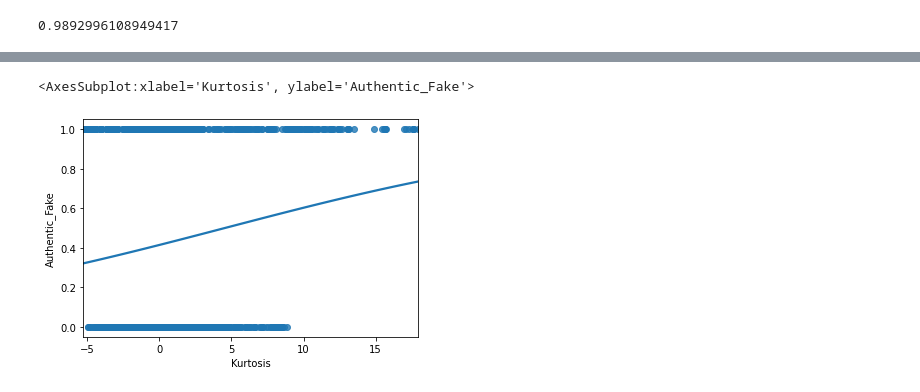
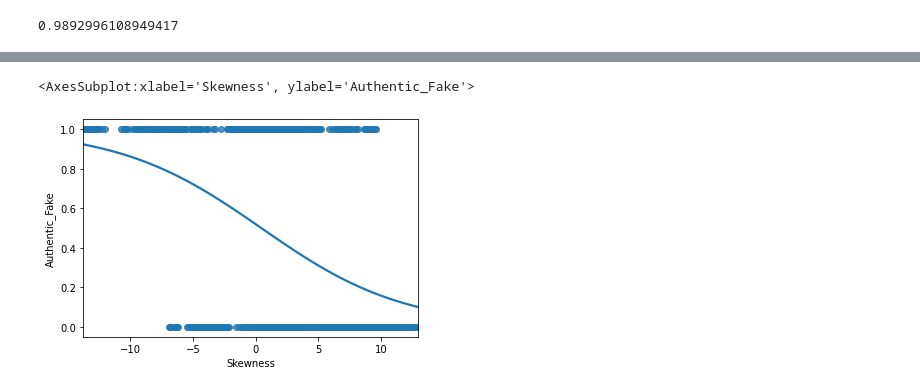
Before and after one commit to daniellejenkins17/Banknote_Classification_Real_Or_Fake, a Jupyter notebook: Banknote Day 1.ipynb, the cells around one changed output, grey strips where cells are left out. Drawn from its saved outputs; the diff is of its cells as text; code cells hidden in the pictures.

Commit message:
Made a decision tree, made more graphs

```diff
--- a/Banknote Day 1.ipynb
+++ b/Banknote Day 1.ipynb
@@ -337,5 +368,5 @@ LogReg.score(X_train, y_train)
 # %%
-sns.regplot(x=X_train['Kurtosis'], y=y_train, logistic=True, ci=None)
+sns.regplot(x=X_train['Skewness'], y=y_train, logistic=True, ci=None)
 # %% [output]
-<AxesSubplot:xlabel='Kurtosis', ylabel='Authentic_Fake'>
+<AxesSubplot:xlabel='Skewness', ylabel='Authentic_Fake'>
-[figure, old version]
+[figure, new version]
```
Also changed, not shown: parts of 32 cells of this notebook, 2 other files.
